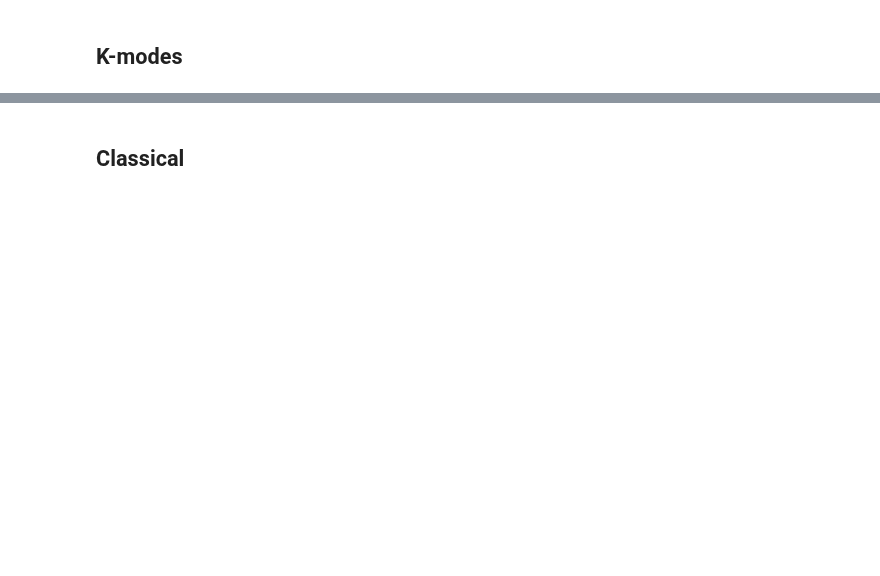
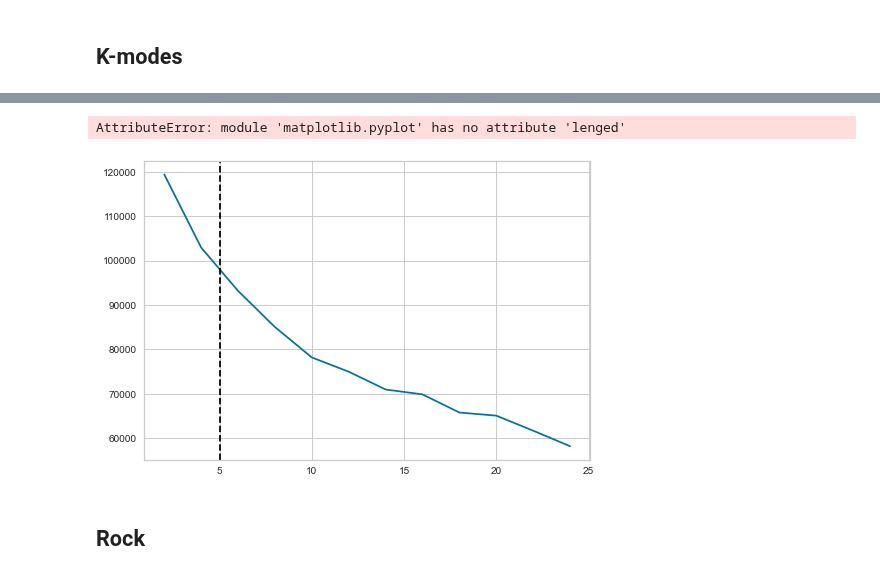
Before and after one commit to cri98li/Data-Mining-2-Project-ts-classification, a Jupyter notebook: Fase 4.3 - Transactional Clustering.ipynb, the cells around one changed output, grey strips where cells are left out. Saved outputs shown, nothing was run; the diff lists cells and outputs as text; code cells hidden in the pictures; blank space fills up the shorter version.

```diff
--- a/Fase 4.3 - Transactional Clustering.ipynb
+++ b/Fase 4.3 - Transactional Clustering.ipynb
@@ -217,0 +340,7 @@ clusters = km.fit_predict(X)
+# %%
+from yellowbrick.cluster import KElbowVisualizer
+
+model = KModes(init='Huang', n_init=3, verbose=1)
+visualizer = KElbowVisualizer(model, k=(2,12), timings=False, locate_elbow=True, title=" ")
+
+visualizer.fit(Xt)
@@ -217,0 +368,8 @@ clusters = km.fit_predict(X)
+# %%
+K = range(2, 26, 2)
+sse = []
+
+for k in K:
+    km = KModes(n_clusters=k, init='Huang', n_init=3, verbose=1)
+    km.fit(Xt)
+    sse.append((k, km.cost_))
@@ -218,5 +394,13 @@ clusters = km.fit_predict(X)
+# %%
+plt.plot(*zip(*sse))
+plt.axvline(x=5, label='elbow at k=5',  ls='--', c='black')
+plt.lenged()
+plt.show()
+# %% [output]
+AttributeError: module 'matplotlib.pyplot' has no attribute 'lenged'
+[figure, added]
 # %% [markdown]
-## Classical
+## Rock
 # %%
 from pyclustering.cluster import rock #LENTO
 
```
Also changed, not shown: parts of 14 cells of this notebook.
